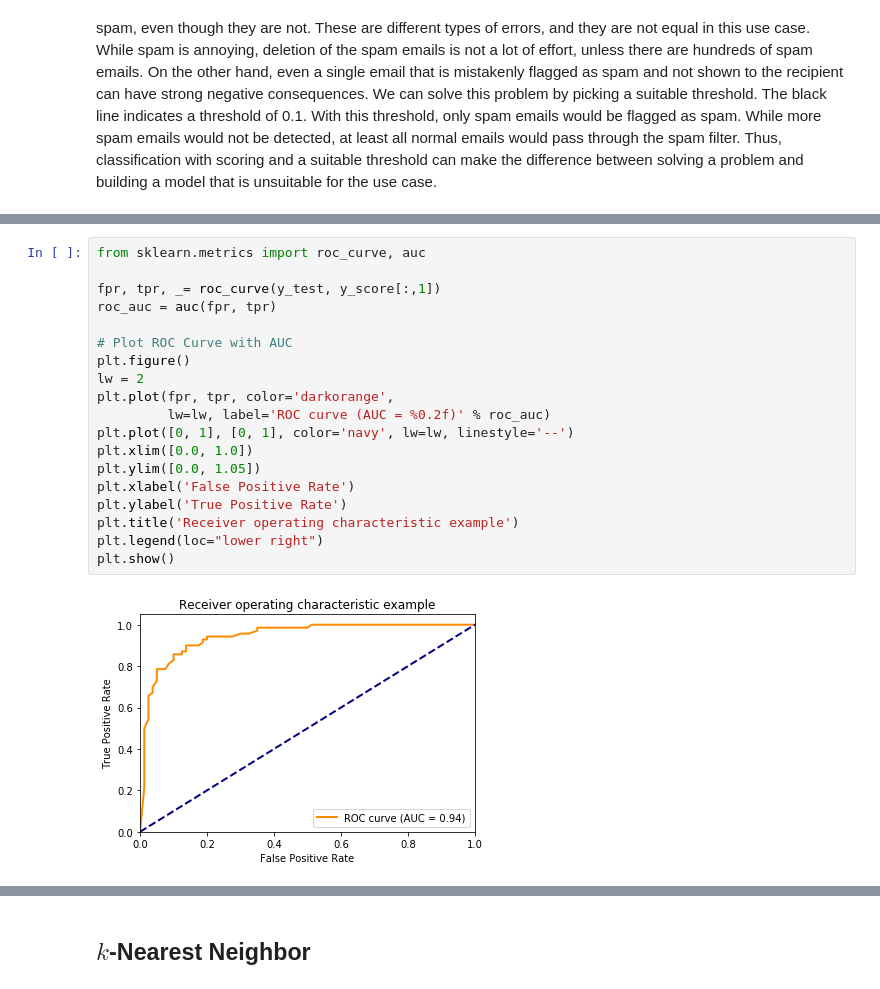
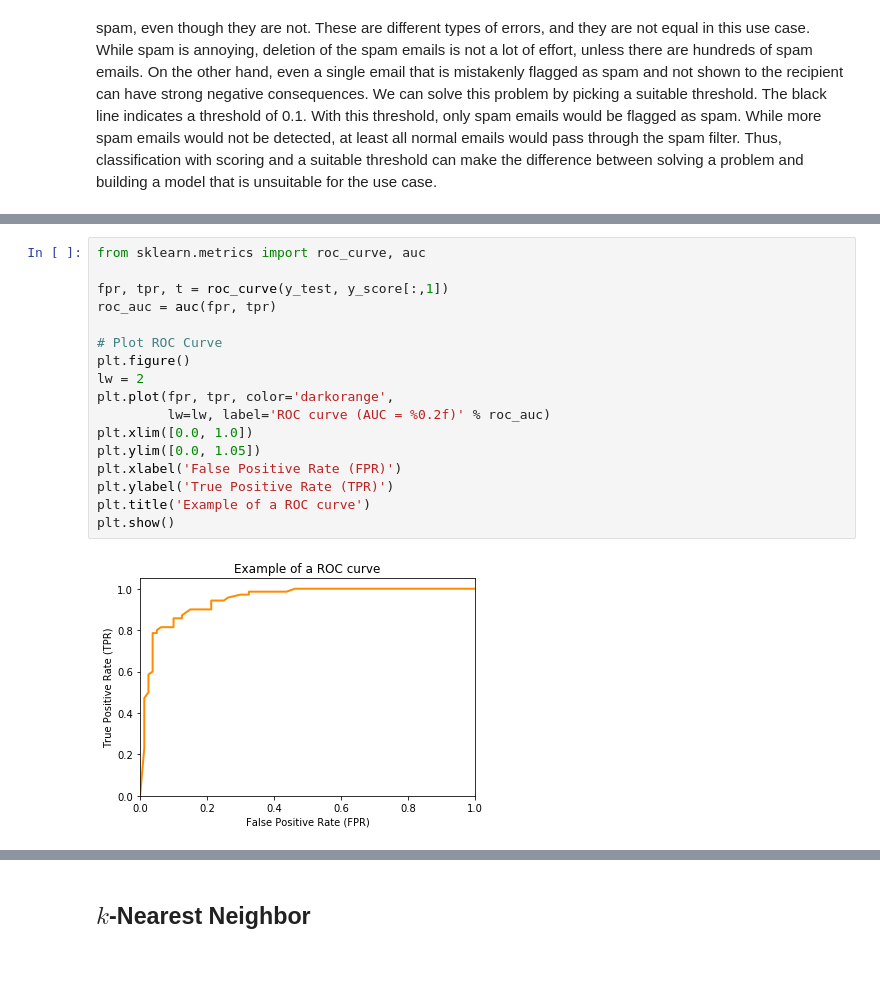
Before and after one commit to sherbold/intro-to-data-science, a Jupyter notebook: content/07_Classification.ipynb, the cells around one changed output, grey strips where cells are left out. Cells and saved outputs as stored; diff of their text form.

```diff
--- a/content/07_Classification.ipynb
+++ b/content/07_Classification.ipynb
@@ -132,21 +150,19 @@ We can define performance metrics that summarize aspects of the performance of a
 # %%
 from sklearn.metrics import roc_curve, auc
 
-fpr, tpr, _= roc_curve(y_test, y_score[:,1])
+fpr, tpr, t = roc_curve(y_test, y_score[:,1])
 roc_auc = auc(fpr, tpr)
 
-# Plot ROC Curve with AUC
+# Plot ROC Curve
 plt.figure()
 lw = 2
 plt.plot(fpr, tpr, color='darkorange',
          lw=lw, label='ROC curve (AUC = %0.2f)' % roc_auc)
-plt.plot([0, 1], [0, 1], color='navy', lw=lw, linestyle='--')
 plt.xlim([0.0, 1.0])
 plt.ylim([0.0, 1.05])
-plt.xlabel('False Positive Rate')
-plt.ylabel('True Positive Rate')
-plt.title('Receiver operating characteristic example')
-plt.legend(loc="lower right")
+plt.xlabel('False Positive Rate (FPR)')
+plt.ylabel('True Positive Rate (TPR)')
+plt.title('Example of a ROC curve')
 plt.show()
 # %% [output]
-[figure, old version]
+[figure, new version]
```
Also changed, not shown: parts of 7 cells of this notebook, 5 other files.
